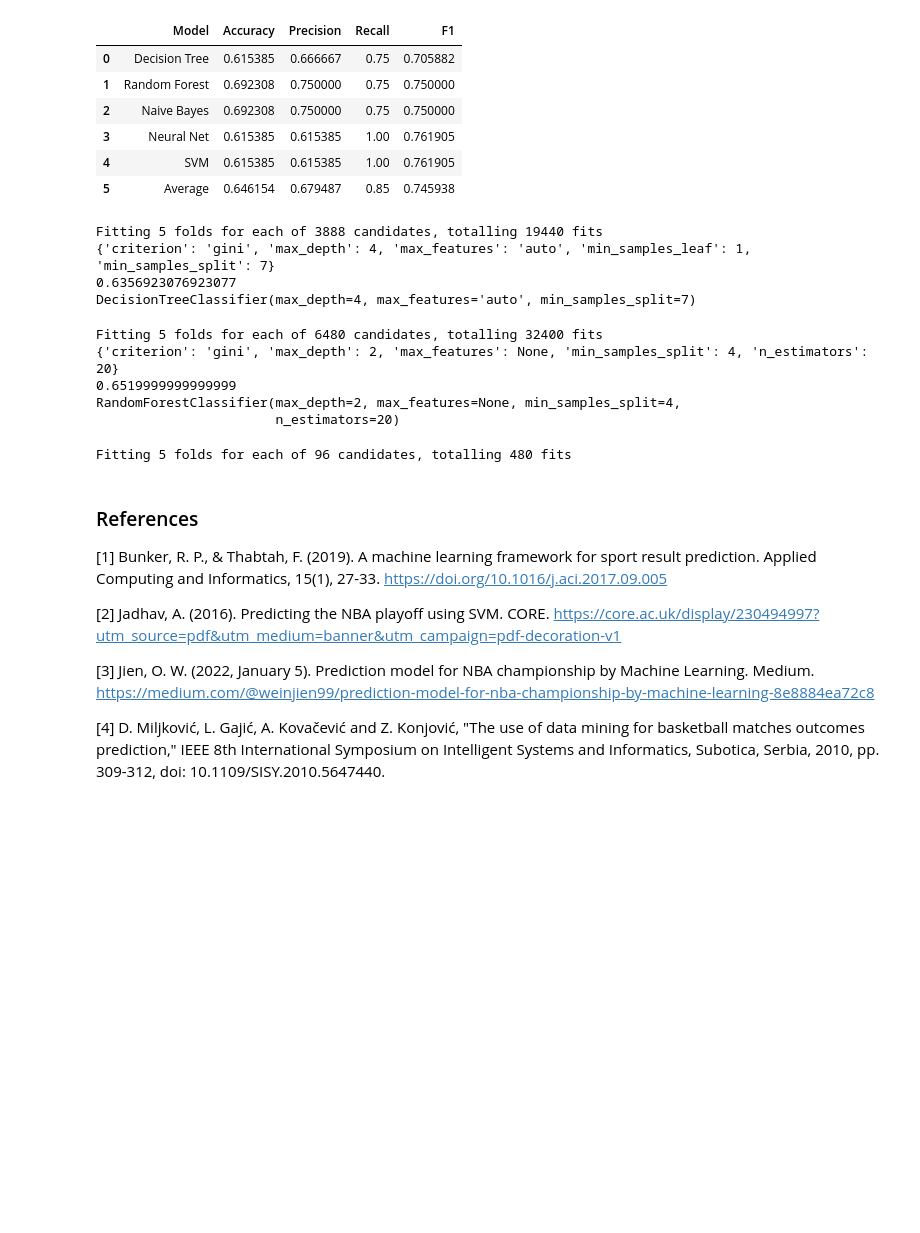
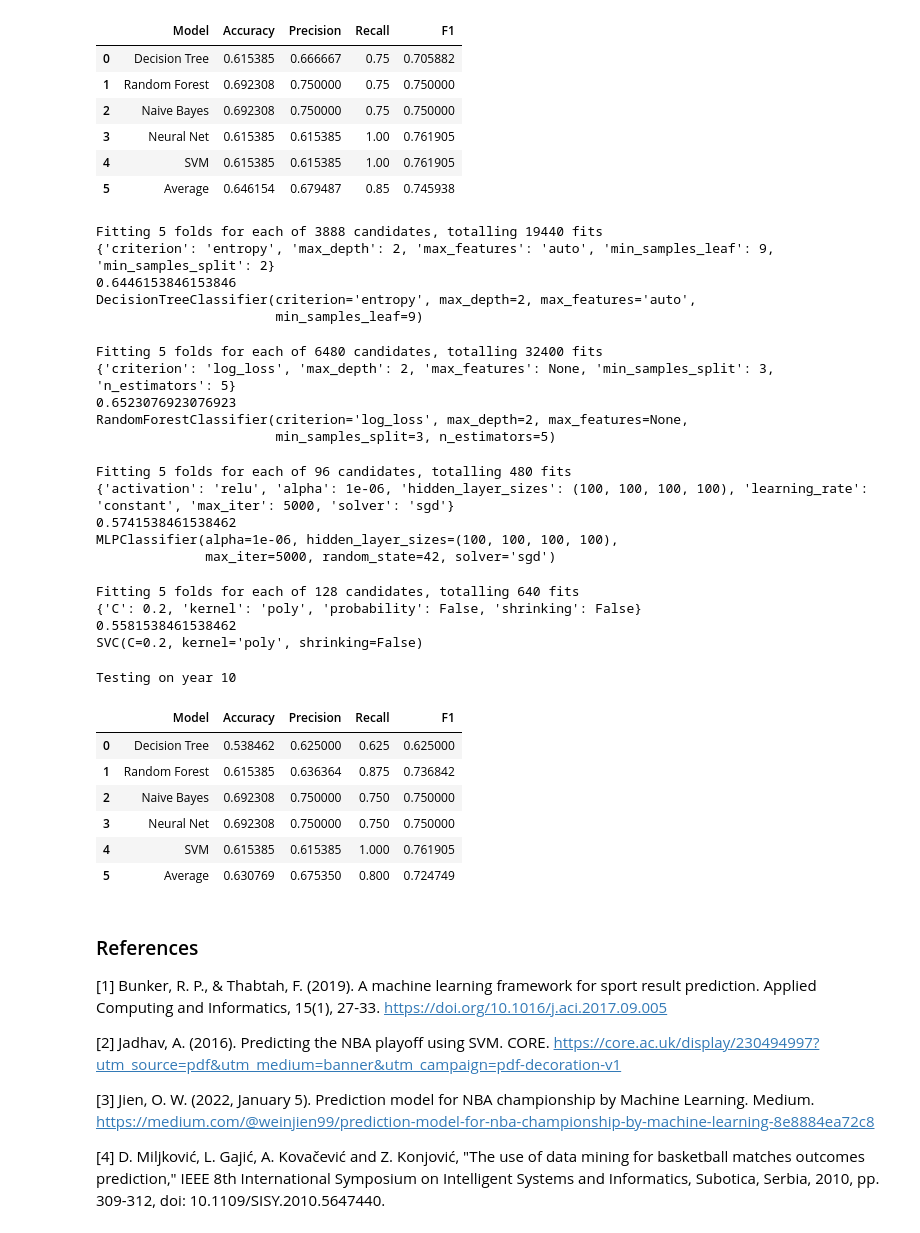
Before and after one commit to MartimHenriques/feup-machine-learning, a Jupyter notebook: src/pipeline.ipynb, the cells around one changed output. Cells and saved outputs as stored; diff of their text form; code cells hidden in the pictures; blank space fills up the shorter version.

Commit message:
testing gridSearch

```diff
--- a/src/pipeline.ipynb
+++ b/src/pipeline.ipynb
@@ -131,39 +131,47 @@ Testing on year 10
 | 5 | Average | 0.646154 | 0.679487 | 0.85 | 0.745938 |
 # %%
 DecisionTree_GSCV = DecisionTree_GridSearch(df)
+DecisionTree_bestParams = DecisionTree_GSCV.best_params_
 
 # For EFF, PER
 # Fitting 5 folds for each of 3888 candidates, totalling 19440 fits
-# {'criterion': 'gini', 'max_depth': 4, 'max_features': 'auto', 'min_samples_leaf': 1, 'min_samples_split': 7}
-# 0.6356923076923077
-# DecisionTreeClassifier(max_depth=4, max_features='auto', min_samples_split=7)
+# {'criterion': 'entropy', 'max_depth': 2, 'max_features': 'auto', 'min_samples_leaf': 9, 'min_samples_split': 2}
+# 0.6446153846153846
+# DecisionTreeClassifier(criterion='entropy', max_depth=2, max_features='auto',
+#                        min_samples_leaf=9)
 # %% [output]
 Fitting 5 folds for each of 3888 candidates, totalling 19440 fits
-{'criterion': 'gini', 'max_depth': 4, 'max_features': 'auto', 'min_samples_leaf': 1, 'min_samples_split': 7}
-0.6356923076923077
-DecisionTreeClassifier(max_depth=4, max_features='auto', min_samples_split=7)
+{'criterion': 'entropy', 'max_depth': 2, 'max_features': 'auto', 'min_samples_leaf': 9, 'min_samples_split': 2}
+0.6446153846153846
+DecisionTreeClassifier(criterion='entropy', max_depth=2, max_features='auto',
+                       min_samples_leaf=9)
 # %%
 RandomForest_GSCV = RandomForest_GridSearch(df)
+RandomForest_bestParams = RandomForest_GSCV.best_params_
 
-#
 # Fitting 5 folds for each of 6480 candidates, totalling 32400 fits
-# {'criterion': 'entropy', 'max_depth': 3, 'max_features': None, 'min_samples_split': 7, 'n_estimators': 5}
-# 0.6439999999999999
-# RandomForestClassifier(criterion='entropy', max_depth=3, max_features=None,
-#                        min_samples_split=7, n_estimators=5)
+# RandomForest_bestParams = {'criterion': 'gini', 'max_depth': 2, 'max_features': None, 'min_samples_split': 4, 'n_estimators': 20}
+# 0.6519999999999999
+# RandomForestClassifier(max_depth=2, max_features=None, min_samples_split=4,
+#                        n_estimators=20)
 # %% [output]
 Fitting 5 folds for each of 6480 candidates, totalling 32400 fits
-{'criterion': 'gini', 'max_depth': 2, 'max_features': None, 'min_samples_split': 4, 'n_estimators': 20}
-0.6519999999999999
-RandomForestClassifier(max_depth=2, max_features=None, min_samples_split=4,
-                       n_estimators=20)
+{'criterion': 'log_loss', 'max_depth': 2, 'max_features': None, 'min_samples_split': 3, 'n_estimators': 5}
+0.6523076923076923
+RandomForestClassifier(criterion='log_loss', max_depth=2, max_features=None,
+                       min_samples_split=3, n_estimators=5)
 # %%
 NeuralNet_GSCV = NeuralNet_GridSearch(df)
+NeuralNet_bestParams = NeuralNet_GSCV.best_params_
 
-# Fitting 5 folds for each of 72 candidates, totalling 360 fits
-# {'activation': 'relu', 'alpha': 0.0001, 'hidden_layer_sizes': (100, 100, 100, 100), 'learning_rate': 'constant', 'max_iter': 5000, 'solver': 'sgd'}
+# Fitting 5 folds for each of 96 candidates, totalling 480 fits
+# {'activation': 'relu', 'alpha': 1e-06, 'hidden_layer_sizes': (100, 100, 100, 100), 'learning_rate': 'constant', 'max_iter': 5000, 'solver': 'sgd'}
 # 0.5741538461538462
-# MLPClassifier(hidden_layer_sizes=(100, 100, 100, 100), max_iter=5000,
-#               random_state=42, solver='sgd')
+# MLPClassifier(alpha=1e-06, hidden_layer_sizes=(100, 100, 100, 100),
+#               max_iter=5000, random_state=42, solver='sgd')
 # %% [output]
 Fitting 5 folds for each of 96 candidates, totalling 480 fits
+{'activation': 'relu', 'alpha': 1e-06, 'hidden_layer_sizes': (100, 100, 100, 100), 'learning_rate': 'constant', 'max_iter': 5000, 'solver': 'sgd'}
+0.5741538461538462
+MLPClassifier(alpha=1e-06, hidden_layer_sizes=(100, 100, 100, 100),
+              max_iter=5000, random_state=42, solver='sgd')
@@ -172,14 +178,36 @@ SVM_GSCV = SVM_GridSearch(df)
+# %%
+SVM_GSCV = SVM_GridSearch(df)
+SVM_bestParams = SVM_GSCV.best_params_
+
+# Fitting 5 folds for each of 128 candidates, totalling 640 fits
+# {'C': 0.2, 'kernel': 'poly', 'probability': False, 'shrinking': False}
+# 0.5581538461538462
+# SVC(C=0.2, kernel='poly', shrinking=False)
+# %% [output]
+Fitting 5 folds for each of 128 candidates, totalling 640 fits
+{'C': 0.2, 'kernel': 'poly', 'probability': False, 'shrinking': False}
+0.5581538461538462
+SVC(C=0.2, kernel='poly', shrinking=False)
 # %%
 improved_models = {
-    "Decision Tree" : DecisionTreeClassifier(DecisionTree_GSCV.best_params_),
-    "Random Forest" : RandomForestClassifier(RandomForest_GSCV.best_params),
+    "Decision Tree" : DecisionTreeClassifier(**DecisionTree_bestParams),
+    "Random Forest" : RandomForestClassifier(**RandomForest_bestParams),
     "Naive Bayes" : GaussianNB(),
-    "Neural Net" : MLPClassifier(NeuralNet_GSCV.best_params),
-    "SVM" : svm.SVC(SVM_GSCV.best_params)
+    "Neural Net" : MLPClassifier(**NeuralNet_bestParams),
+    "SVM" : svm.SVC(**SVM_bestParams)
     }
 
-testDf(9,improved_models)
+# testDf(9,improved_models)
 testDf(10,improved_models)
+# %% [output]
+Testing on year 10
+|  | Model | Accuracy | Precision | Recall | F1 |
+| 0 | Decision Tree | 0.538462 | 0.625000 | 0.625 | 0.625000 |
+| 1 | Random Forest | 0.615385 | 0.636364 | 0.875 | 0.736842 |
+| 2 | Naive Bayes | 0.692308 | 0.750000 | 0.750 | 0.750000 |
+| 3 | Neural Net | 0.692308 | 0.750000 | 0.750 | 0.750000 |
+| 4 | SVM | 0.615385 | 0.615385 | 1.000 | 0.761905 |
+| 5 | Average | 0.630769 | 0.675350 | 0.800 | 0.724749 |
 # %% [markdown]
 ### References
 
```
Also changed, not shown: parts of 1 cell of this notebook, 1 other file.
